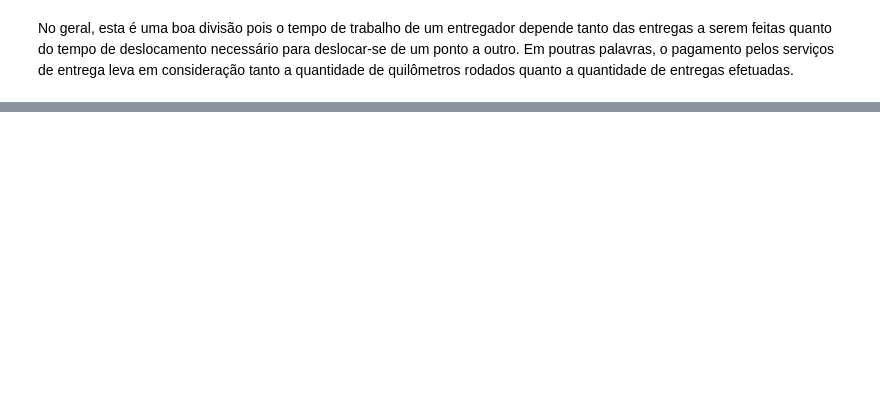
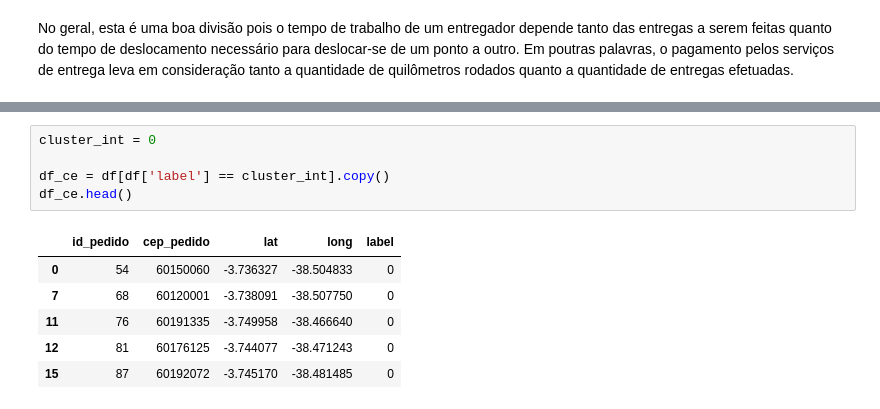
Before and after one commit to lgalicki/tcc-pos-ciecia-de-dados-pucmg, a Jupyter notebook: 4 - Clusterização para organização das entregas.ipynb, the cells around one changed output, grey strips where cells are left out. Drawn from its saved outputs; the diff is of its cells as text; blank space fills up the shorter version.

```diff
--- a/4 - Clusterização para organização das entregas.ipynb
+++ b/4 - Clusterização para organização das entregas.ipynb
@@ -464,0 +195,12 @@ df_ce
+# %%
+cluster_int = 0
+
+df_ce = df[df['label'] == cluster_int].copy()
+df_ce.head()
+# %% [output]
+|  | id_pedido | cep_pedido | lat | long | label |
+| 0 | 54 | 60150060 | -3.736327 | -38.504833 | 0 |
+| 7 | 68 | 60120001 | -3.738091 | -38.507750 | 0 |
+| 11 | 76 | 60191335 | -3.749958 | -38.466640 | 0 |
+| 12 | 81 | 60176125 | -3.744077 | -38.471243 | 0 |
+| 15 | 87 | 60192072 | -3.745170 | -38.481485 | 0 |
```
Also changed, not shown: parts of 30 cells of this notebook.
